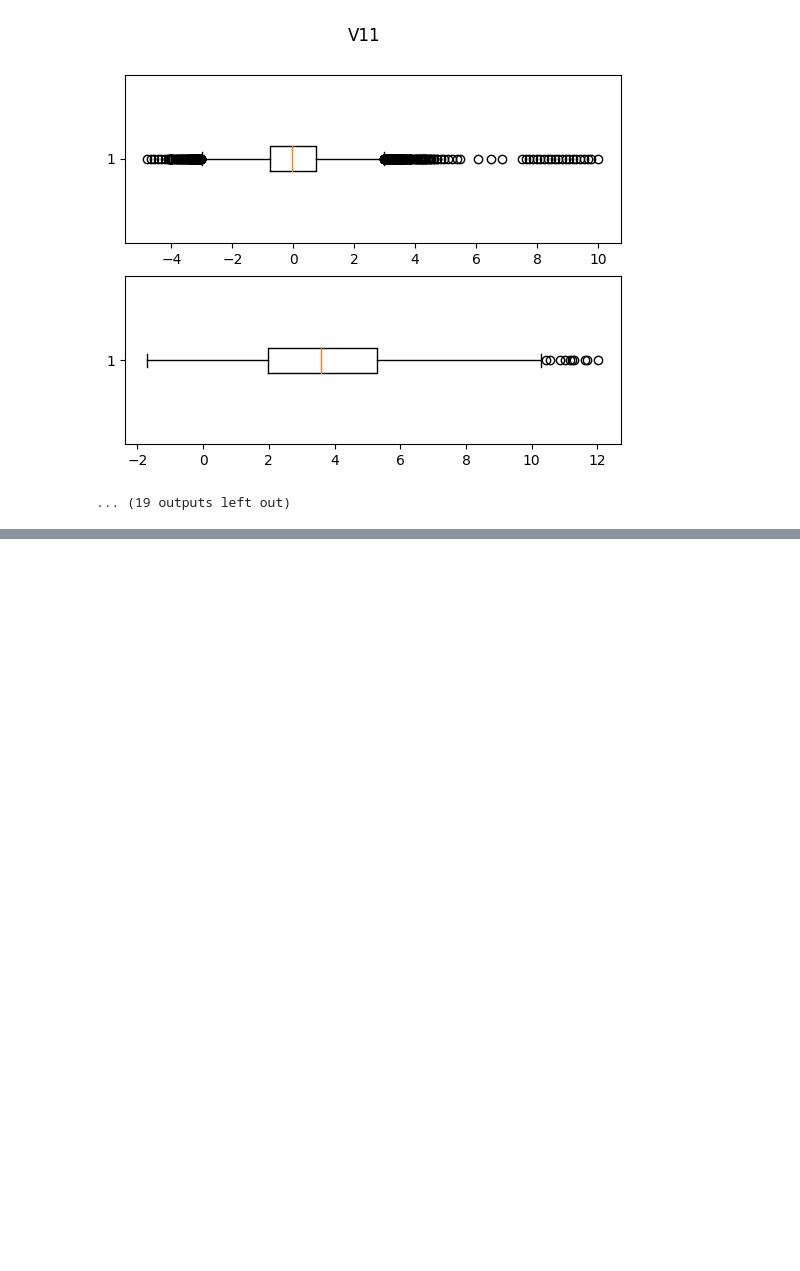
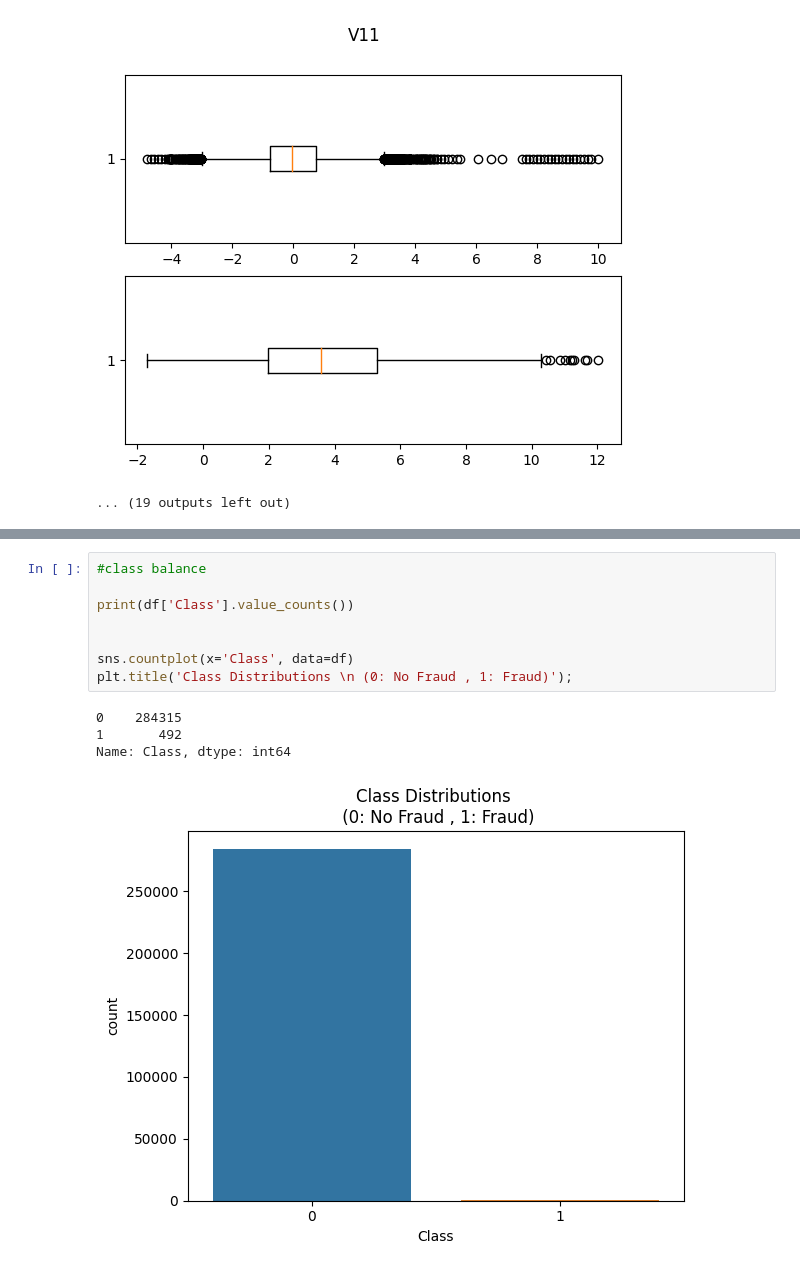
Before and after one commit to anyvol/DS, a Jupyter notebook: HW2 Credit Card Fraud Detection.ipynb, the cells around one changed output, grey strips where cells are left out. Cells and saved outputs as stored; diff of their text form; blank space fills up the shorter version.

```diff
--- a/HW2 Credit Card Fraud Detection.ipynb
+++ b/HW2 Credit Card Fraud Detection.ipynb
@@ -100,0 +66,13 @@ Index(['Time', 'V1', 'V2', 'V3', 'V4', 'V5', 'V6', 'V7', 'V8', 'V9', 'V10',
+# %%
+#class balance
+
+print(df['Class'].value_counts())
+
+
+sns.countplot(x='Class', data=df)
+plt.title('Class Distributions \n (0: No Fraud , 1: Fraud)');
+# %% [output]
+0    284315
+1       492
+Name: Class, dtype: int64
+[figure, added]
```
Also changed, not shown: parts of 33 cells of this notebook.
